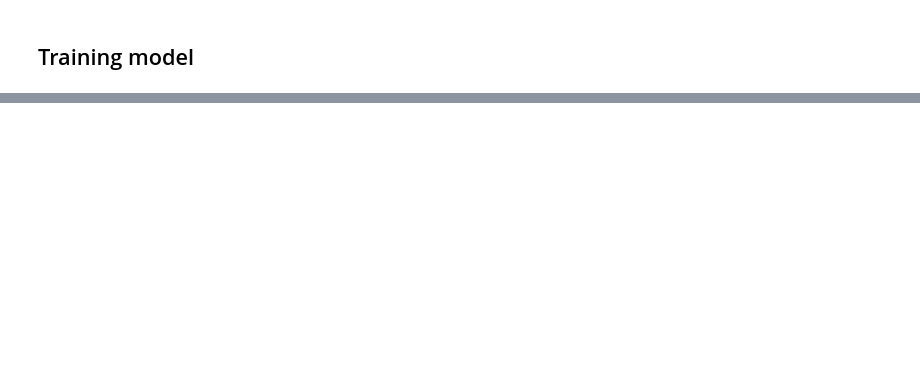
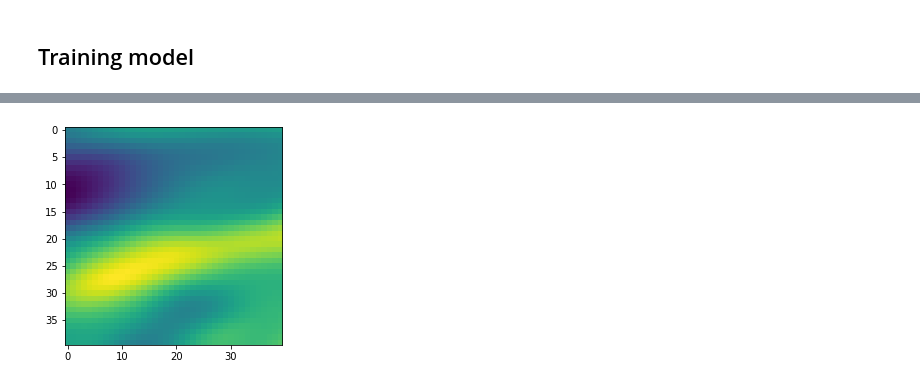
Before and after one commit to SilkeDH/lossy-ml, a Jupyter notebook: Notebooks/Data_Compression.ipynb, the cells around one changed output, grey strips where cells are left out. Cells and saved outputs as stored; diff of their text form; code cells hidden in the pictures; blank space fills up the shorter version.

```diff
--- a/Notebooks/Data_Compression.ipynb
+++ b/Notebooks/Data_Compression.ipynb
@@ -268,0 +309,8 @@ tensorboard_callback = tf.keras.callbacks.TensorBoard(log_dir=log_dir, histogram
+# %%
+temp = getattr(a, 't')
+temp = temp[dict(time = 9, level=0, longitude=slice(None, 40), latitude =slice(None, 40) )].values
+# %%
+plt.imshow(temp)
+plt.show()
+# %% [output]
+[figure, added]
```
Also changed, not shown: parts of 30 cells of this notebook.
